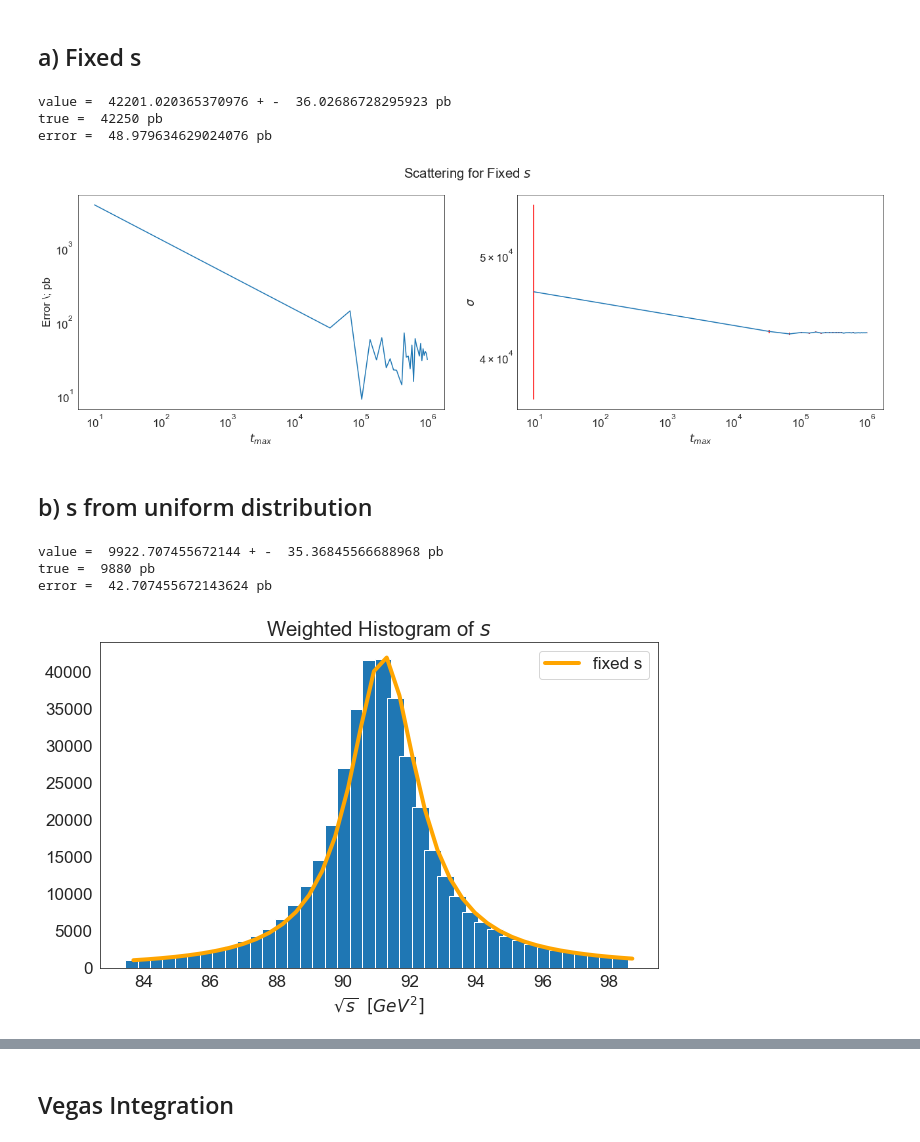
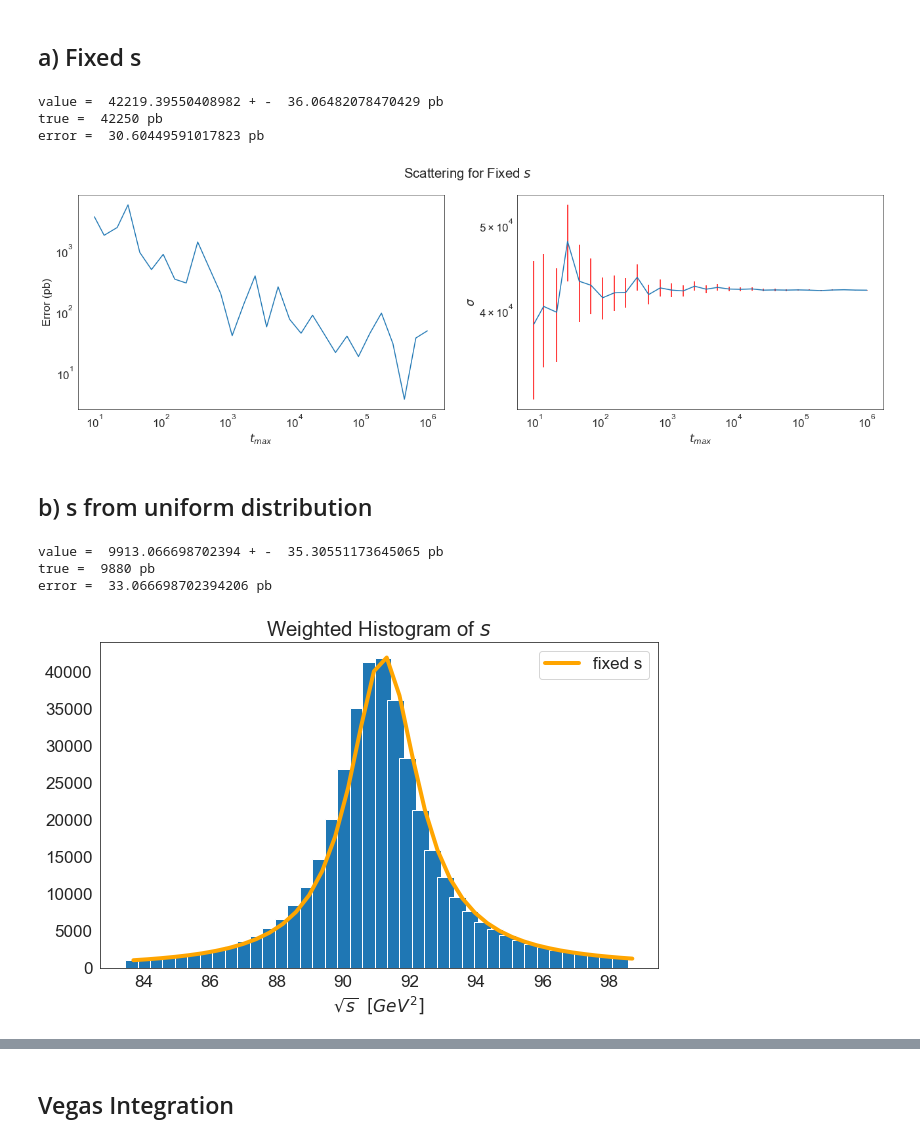
Before and after one commit to Ssalazar12/Physics, a Jupyter notebook: montecarlo_qcd/problem_1_montecarlo.ipynb, the cells around one changed output, grey strips where cells are left out. Drawn from its saved outputs; the diff is of its cells as text; code cells hidden in the pictures.

```diff
--- a/montecarlo_qcd/problem_1_montecarlo.ipynb
+++ b/montecarlo_qcd/problem_1_montecarlo.ipynb
@@ -61,7 +63,7 @@ def initialize_quark_sequence(N_steps):
 
 
 def init_montecarlo(N_steps,s0, s_constant=True):
-    # initializes the values used in the montecarlo integral
+    # generates the events for the montecarlo
     # args -> N_steps: int, number of steps in the montecarlo
     #        s0: float, value of s for the fixed case
     #        s_constant: Boolean, indicates whether to use uniform or fixed s
@@ -119,7 +121,7 @@ def montecarlo_cross_section(N_steps, benchmark_value, s0, constant_s=True):
     else:
         volume_interval = 2.0 * ((Mz + 3*Gammaz)**2 - (Mz - 3*Gammaz)**2)
     # value of the integral for phi
-    phi_integral = 2*np.pi
+    phi_integral = 2.0*np.pi
 
     # calculate the cross section at several points
     sigma_eval = diff_cross_section(s, costh, fs,
@@ -191,12 +193,13 @@ print('value = ', sigma_res, '+ - ', montecarlo_uncertainty, 'pb')
 print('true = ', benchmark_value, 'pb')
 print('error = ', np.abs(sigma_res-benchmark_value), 'pb')
 # %% [output]
-value =  42201.020365370976 + -  36.02686728295923 pb
+value =  42219.39550408982 + -  36.06482078470429 pb
 true =  42250 pb
-error =  48.979634629024076 pb
+error =  30.60449591017823 pb
 # %%
+N_list = np.logspace(1, 6,30).astype(int)
+
 # calculate the cross section for several max montecarlo points
-N_list = np.linspace(10, 10**6,30).astype(int)
 
 sigma_list = []
 uncertainty_list = []
@@ -211,22 +214,22 @@ for n in N_list:
 # %%
 plt.figure(figsize=(22,6))
 plt.tight_layout()
 plt.suptitle('Scattering for Fixed $s$')
 
 plt.subplot(1,2,1)
 plt.loglog(N_list, error_list)
 plt.xlabel('$t_{max}$')
-plt.ylabel('Error \; pb')
+plt.ylabel('Error (pb)')
 
 plt.subplot(1,2,2)
 plt.errorbar(N_list, sigma_list, yerr=uncertainty_list,ecolor='red')
 plt.yscale('log')
 plt.xscale('log')
 plt.xlabel('$t_{max}$')
 plt.ylabel('$\sigma$')
 plt.savefig('figures/montecarlo_fixed_s.png')
 # %% [output]
-[figure, old version]
+[figure, new version]
 # %% [markdown]
 ## b)  s from uniform distribution
 # %%
@@ -240,9 +243,9 @@ print('value = ', sigma_res, '+ - ', montecarlo_uncertainty, 'pb')
 print('true = ', benchmark_value, 'pb')
 print('error = ', np.abs(sigma_res-benchmark_value), 'pb')
 # %% [output]
-value =  9922.707455672144 + -  35.36845566688968 pb
+value =  9913.066698702394 + -  35.30551173645065 pb
 true =  9880 pb
-error =  42.707455672143624 pb
+error =  33.066698702394206 pb
 # %%
 # comparisson with the constant s case
 s_array = np.linspace((Mz - 3*Gammaz)**2 ,(Mz + 3*Gammaz)**2, num=40)
@@ -269,6 +272,6 @@ plt.legend()
 
 plt.savefig('figures/s_histogram.png')
 # %% [output]
-[figure, old version]
+[figure, new version]
 # %%
 # calculate the cross section for several max montecarlo points
```
Also changed, not shown: parts of 20 cells of this notebook.
